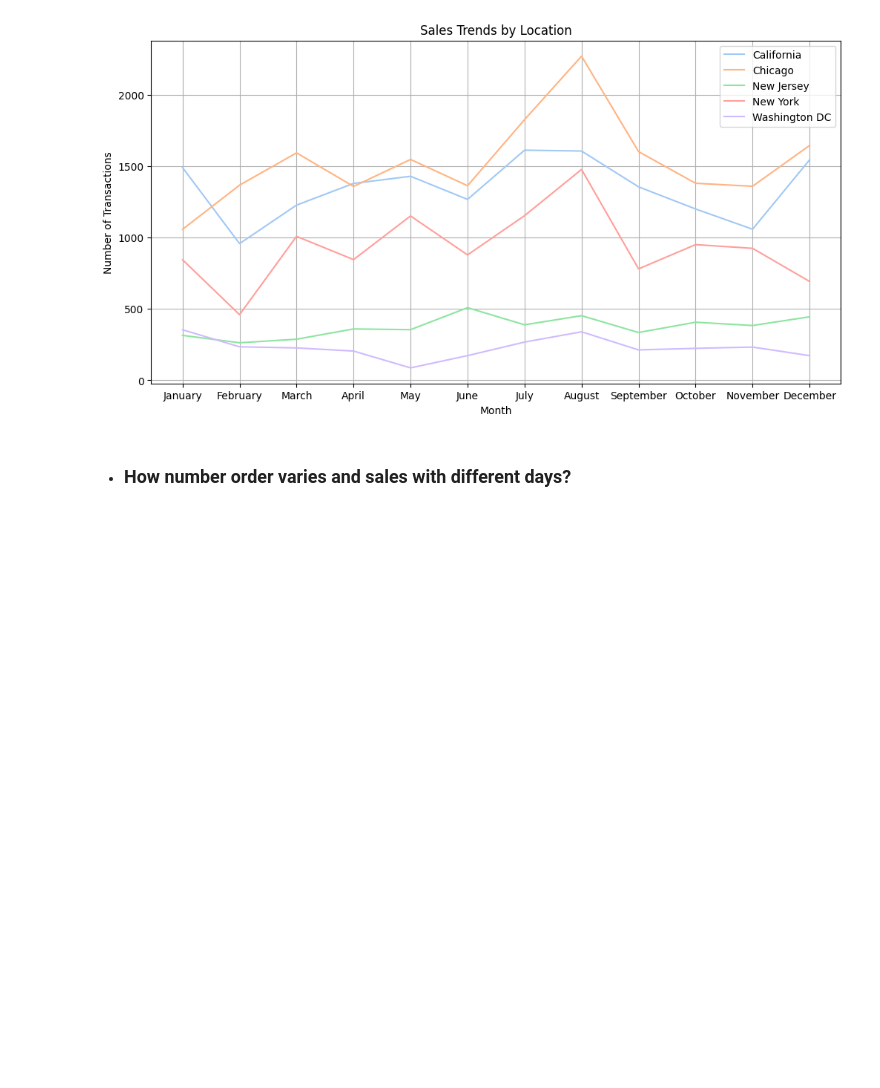
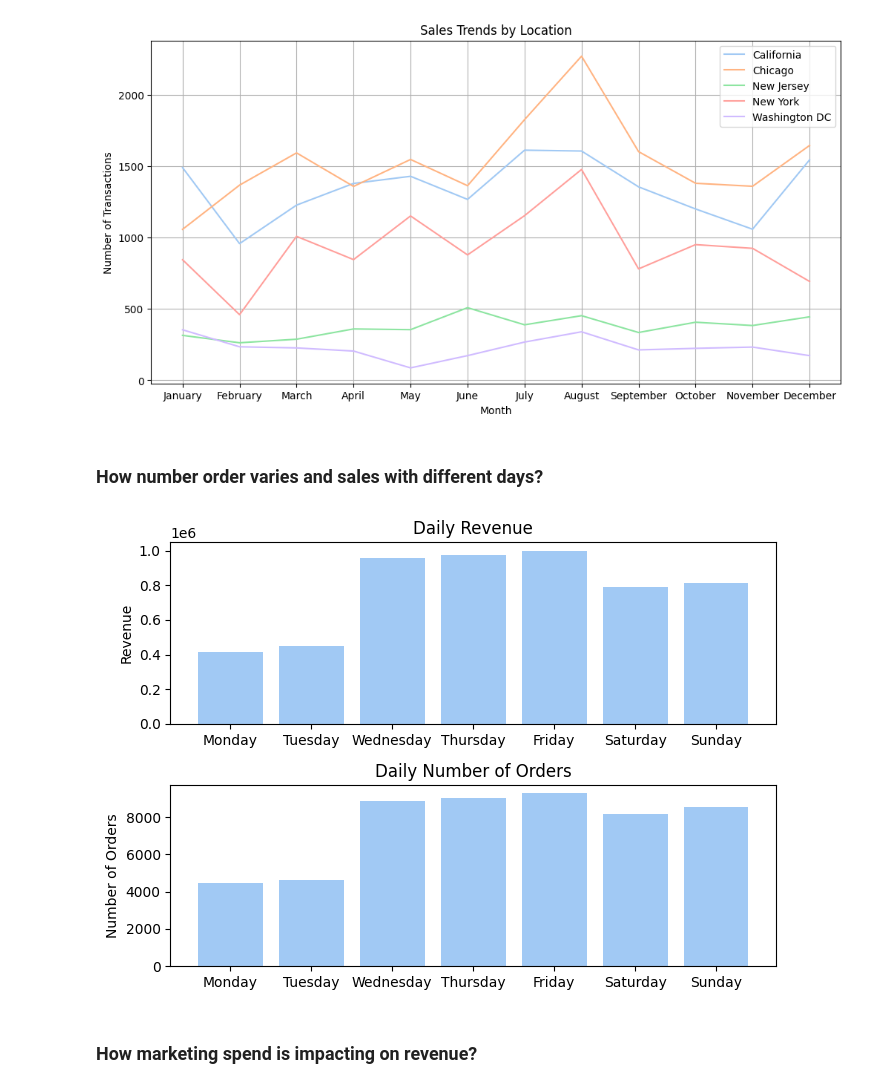
Before and after one commit to gomezgaston/Analysis_For_Ecommerce, a Jupyter notebook: EDA.ipynb, the cells around one changed output. Cells and saved outputs as stored; diff of their text form; code cells hidden in the pictures; blank space fills up the shorter version.

```diff
--- a/EDA.ipynb
+++ b/EDA.ipynb
@@ -627,2 +671,30 @@ plt.show()
 # %% [markdown]
-- ### How number order varies and sales with different days?
+### How number order varies and sales with different days?
+# %%
+df_aux = df_sales[["Transaction_Date", "Revenue", "Transaction_ID"]].copy()
+# %%
+df_aux['Transaction_Date'] = pd.to_datetime(df_aux['Transaction_Date'])
+df_aux['Day_of_Week'] = df_aux['Transaction_Date'].dt.day_name()
+daily_revenue = df_aux.groupby('Day_of_Week')['Revenue'].sum()
+daily_num_order = df_aux.groupby('Day_of_Week')['Transaction_ID'].count()
+
+days_of_week_order = ['Monday', 'Tuesday', 'Wednesday', 'Thursday', 'Friday', 'Saturday', 'Sunday']
+daily_revenue.index = pd.Categorical(daily_revenue.index, categories=days_of_week_order, ordered=True)
+daily_num_order.index = pd.Categorical(daily_num_order.index, categories=days_of_week_order, ordered=True)
+
+daily_revenue = daily_revenue.sort_index()
+daily_num_order = daily_num_order.sort_index()
+# %%
+fig, (ax1, ax2) = plt.subplots(2, 1, figsize=(7, 5))
+ax1.bar(daily_revenue.index, daily_revenue)
+ax1.set_title('Daily Revenue')
+ax1.set_ylabel('Revenue')
+ax2.bar(daily_num_order.index, daily_num_order)
+ax2.set_title('Daily Number of Orders')
+ax2.set_ylabel('Number of Orders')
+plt.tight_layout()
+plt.show()
+# %% [output]
+[figure, added]
+# %% [markdown]
+### How marketing spend is impacting on revenue?
```
Also changed, not shown: parts of 28 cells of this notebook, 17 other files.
